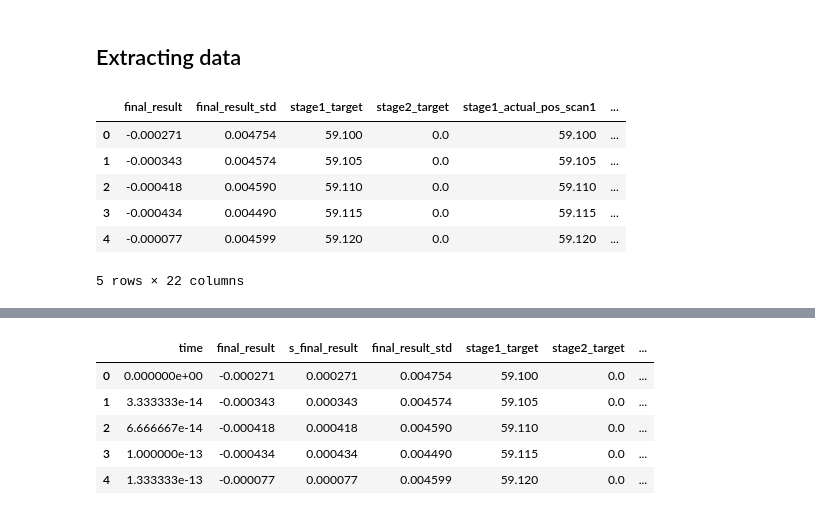
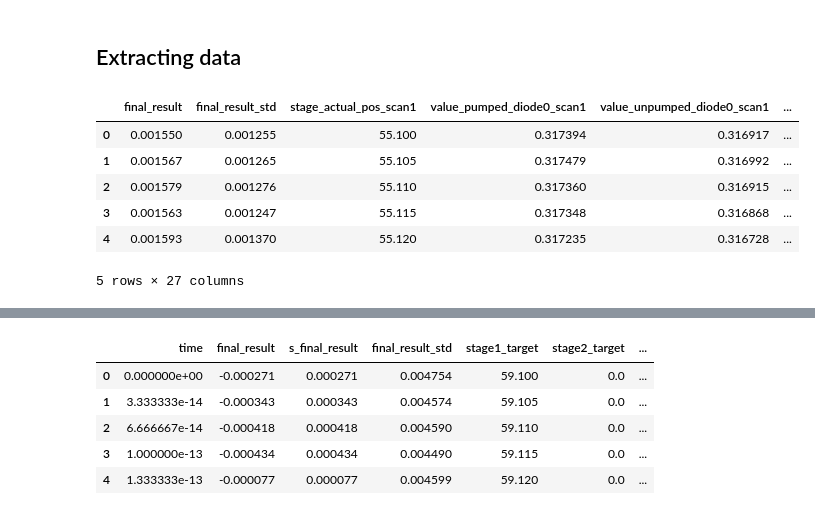
Before and after one commit to VictorC-dot/GeTe_Spectro_Simulation, a Jupyter notebook: Model_2D_Spectro.ipynb, the cells around one changed output, grey strips where cells are left out. Cells and saved outputs as stored; diff of their text form; code cells hidden in the pictures.

```diff
--- a/Model_2D_Spectro.ipynb
+++ b/Model_2D_Spectro.ipynb
@@ -1040,15 +1038,15 @@ for file in files:
 # %%
 ### First analysis of the data strucure
 
-dfs["20260428_122914"].head()
+dfs["20260331_154135"].head()
 
 # final_result correspond to an average of the observed results, each scan contains 100 points and measure 5 parameters :
 # pos, pumped, unpumped, pumped std and unpumped std
 # %% [output]
-|  | final_result | final_result_std | stage1_target | stage2_target | stage1_actual_pos_scan1 | ... |
-| 0 | -0.000271 | 0.004754 | 59.100 | 0.0 | 59.100 | ... |
-| 1 | -0.000343 | 0.004574 | 59.105 | 0.0 | 59.105 | ... |
-| 2 | -0.000418 | 0.004590 | 59.110 | 0.0 | 59.110 | ... |
-| 3 | -0.000434 | 0.004490 | 59.115 | 0.0 | 59.115 | ... |
-| 4 | -0.000077 | 0.004599 | 59.120 | 0.0 | 59.120 | ... |
+|  | final_result | final_result_std | stage_actual_pos_scan1 | value_pumped_diode0_scan1 | value_unpumped_diode0_scan1 | ... |
+| 0 | 0.001550 | 0.001255 | 55.100 | 0.317394 | 0.316917 | ... |
+| 1 | 0.001567 | 0.001265 | 55.105 | 0.317479 | 0.316992 | ... |
+| 2 | 0.001579 | 0.001276 | 55.110 | 0.317360 | 0.316915 | ... |
+| 3 | 0.001563 | 0.001247 | 55.115 | 0.317348 | 0.316868 | ... |
+| 4 | 0.001593 | 0.001370 | 55.120 | 0.317235 | 0.316728 | ... |
-5 rows × 22 columns
+5 rows × 27 columns
```
Also changed, not shown: parts of 8 cells of this notebook.
